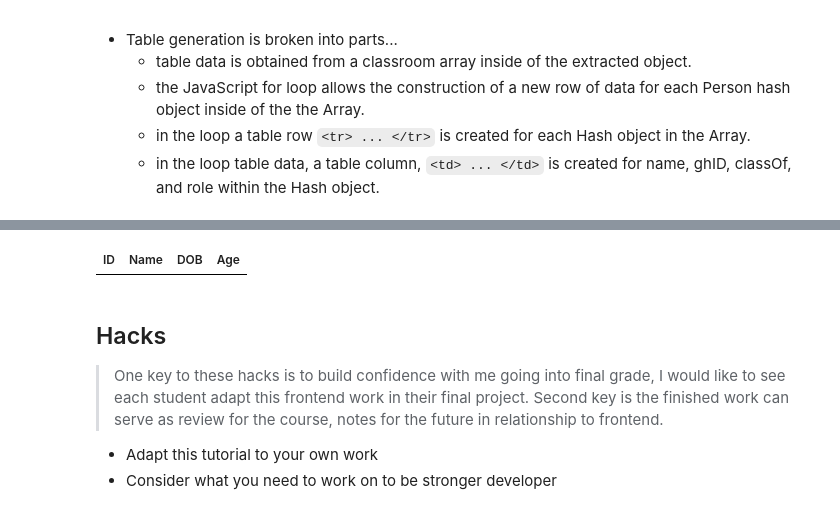
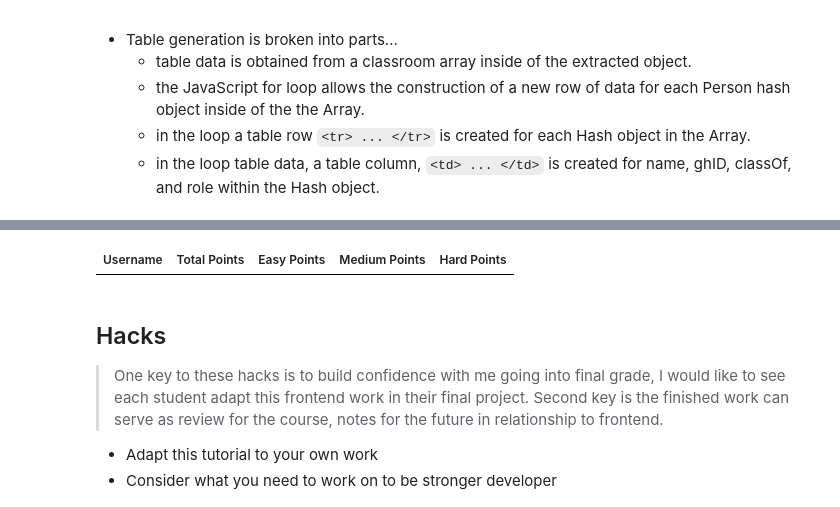
Before and after one commit to kaiden-dough/fastpages, a Jupyter notebook: _notebooks/2023-05-11-PBL-javascript_tutorial.ipynb, the cells around one changed output, grey strips where cells are left out. Drawn from its saved outputs; the diff is of its cells as text; code cells hidden in the pictures.

```diff
--- a/_notebooks/2023-05-11-PBL-javascript_tutorial.ipynb
+++ b/_notebooks/2023-05-11-PBL-javascript_tutorial.ipynb
@@ -462,51 +462,62 @@ for (var row of classroom) {
 # %%
 %%html
 <head>
     <!-- load jQuery and DataTables syle and scripts -->
-    <link rel="stylesheet" type="text/css" href="https://cdn.datatables.net/1.10.25/css/jquery.dataTables.min.css">
+    <link rel="stylesheet" type="text/css" href="https://cdn.datatables.net/1.13.4/css/jquery.dataTables.min.css">
     <script type="text/javascript" language="javascript" src="https://code.jquery.com/jquery-3.6.0.min.js"></script>
-    <script type="text/javascript" language="javascript" src="https://cdn.datatables.net/1.10.25/js/jquery.dataTables.min.js"></script>
+    <script>var define = null;</script>
+    <script type="text/javascript" language="javascript" src="https://cdn.datatables.net/1.13.4/js/jquery.dataTables.min.js"></script>
 </head>
 <table id="flaskTable" class="table" style="width:100%">
     <thead id="flaskHead">
         <tr>
-            <th>ID</th>
-            <th>Name</th>
-            <th>DOB</th>
-            <th>Age</th>
+            <th>Username</th>
+            <th>Total Points</th>
+            <th>Easy Points</th>
+            <th>Medium Points</th>
+            <th>Hard Points</th>
         </tr>
     </thead>
     <tbody id="flaskBody"></tbody>
 </table>
 
 <script>
-  $(document).ready(function() {
-    fetch('https://flask.nighthawkcodingsociety.com/api/users/', { mode: 'cors' })
-    .then(response => {
-      if (!response.ok) {
-        throw new Error('API response failed');
-      }
-      return response.json();
-    })
-    .then(data => {
-      for (const row of data) {
-        // BUG warning/resolution - DataTable requires row to be single append
-        $('#flaskBody').append('<tr><td>' +
-            row.id + '</td><td>' +
-            row.name + '</td><td>' +
-            row.dob + '</td><td>' +
-            row.age + '</td></tr>');
-      }
-      // BUG warning - Jupyter does not show Datatable controls, works on deployed GitHub pages
-      $("#flaskTable").DataTable();
-    })
-    .catch(error => {
-      console.error('Error:', error);
+     $(document).ready(function() {
+        const isLocalhost = Boolean(
+            window.location.hostname === "localhost" ||
+            window.location.hostname === "[::1]" ||
+            window.location.hostname.match(/^127(?:\.(?:25[0-5]|2[0-4][0-9]|[01]?[0-9][0-9]?)){3}$/)
+        );
+
+        const api = isLocalhost ? "http://localhost:8200" : "";
+
+        fetch(api + "/api/leaderboard/leaderboardTop10", { mode: 'cors' })
+            .then(response => {
+                if (!response.ok) {
+                    throw new Error('API response failed');
+                }
+                return response.json();
+            })
+            .then(data => {
+                for (const row of data) {
+                    // BUG warning/resolution - DataTable requires row to be single append
+                    $('#flaskBody').append('<tr><td>' +
+                        row.username + '</td><td>' +
+                        row.total + '</td><td>' +
+                        row.Easy + '</td><td>' +
+                        row.Medium + '</td><td>' +
+                        row.Hard + '</td></tr>');
+                }
+                // BUG warning - Jupyter does not show DataTable controls, works on deployed GitHub pages
+                $("#flaskTable").DataTable();
+            })
+            .catch(error => {
+                console.error('Error:', error);
+            });
     });
-  });
 </script>
 # %% [output]
-| ID | Name | DOB | Age |
+| Username | Total Points | Easy Points | Medium Points | Hard Points |
 # %% [markdown]
 ## Hacks
 > One key to these hacks is to build confidence with me going into final grade, I would like to see each student adapt this frontend work in their final project.  Second key is the finished work can serve as review for the course, notes for the future in relationship to frontend.
```
